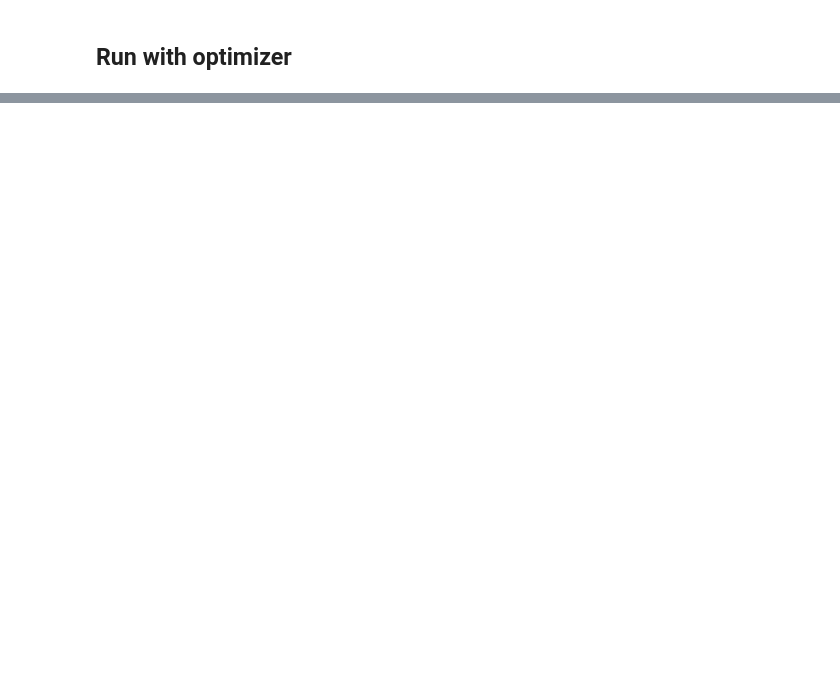
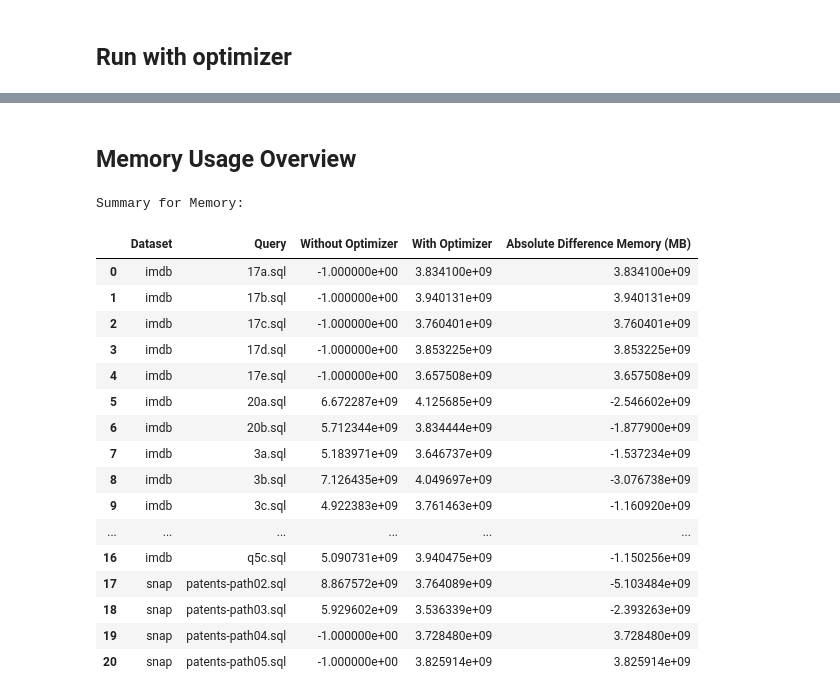
Before and after one commit to Jakob1010/query-optimizer-benchmark, a Jupyter notebook: clickhouse-eval.ipynb, the cells around one changed output, grey strips where cells are left out. Drawn from its saved outputs; the diff is of its cells as text; code cells hidden in the pictures; blank space fills up the shorter version.

```diff
--- a/clickhouse-eval.ipynb
+++ b/clickhouse-eval.ipynb
@@ -146,0 +223,32 @@ for filename, result_objects in result_adapted.items():
+# %% [markdown]
+## Memory Usage Overview
+# %%
+memory_df = df.groupby(['Dataset', 'Query']).apply(lambda x: pd.Series({
+    'Without Optimizer': x[x['Optimizer Used'] == False]['Memory Usage (MB)'].mean(),
+    'With Optimizer': x[x['Optimizer Used'] == True]['Memory Usage (MB)'].mean()
+})).reset_index()
+
+memory_df['Absolute Difference Memory (MB)'] = memory_df['With Optimizer']-memory_df['Without Optimizer']
+
+
+print("Summary for Memory:")
+memory_df
+# %% [output]
+Summary for Memory:
+|  | Dataset | Query | Without Optimizer | With Optimizer | Absolute Difference Memory (MB) |
+| 0 | imdb | 17a.sql | -1.000000e+00 | 3.834100e+09 | 3.834100e+09 |
+| 1 | imdb | 17b.sql | -1.000000e+00 | 3.940131e+09 | 3.940131e+09 |
+| 2 | imdb | 17c.sql | -1.000000e+00 | 3.760401e+09 | 3.760401e+09 |
+| 3 | imdb | 17d.sql | -1.000000e+00 | 3.853225e+09 | 3.853225e+09 |
+| 4 | imdb | 17e.sql | -1.000000e+00 | 3.657508e+09 | 3.657508e+09 |
+| 5 | imdb | 20a.sql | 6.672287e+09 | 4.125685e+09 | -2.546602e+09 |
+| 6 | imdb | 20b.sql | 5.712344e+09 | 3.834444e+09 | -1.877900e+09 |
+| 7 | imdb | 3a.sql | 5.183971e+09 | 3.646737e+09 | -1.537234e+09 |
+| 8 | imdb | 3b.sql | 7.126435e+09 | 4.049697e+09 | -3.076738e+09 |
+| 9 | imdb | 3c.sql | 4.922383e+09 | 3.761463e+09 | -1.160920e+09 |
+| ... | ... | ... | ... | ... | ... |
+| 16 | imdb | q5c.sql | 5.090731e+09 | 3.940475e+09 | -1.150256e+09 |
+| 17 | snap | patents-path02.sql | 8.867572e+09 | 3.764089e+09 | -5.103484e+09 |
+| 18 | snap | patents-path03.sql | 5.929602e+09 | 3.536339e+09 | -2.393263e+09 |
+| 19 | snap | patents-path04.sql | -1.000000e+00 | 3.728480e+09 | 3.728480e+09 |
+| 20 | snap | patents-path05.sql | -1.000000e+00 | 3.825914e+09 | 3.825914e+09 |
```
Also changed, not shown: parts of 19 cells of this notebook.
